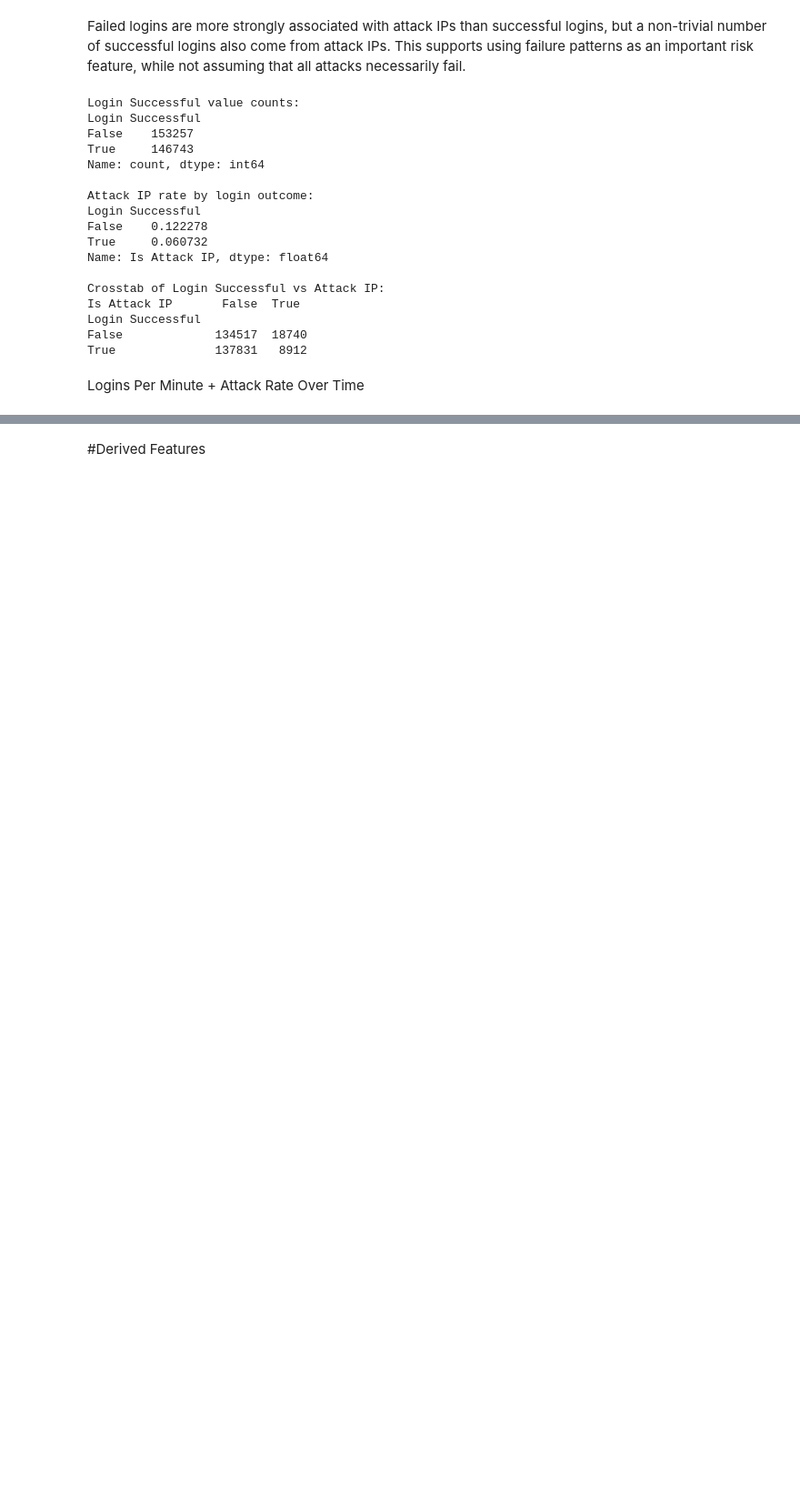
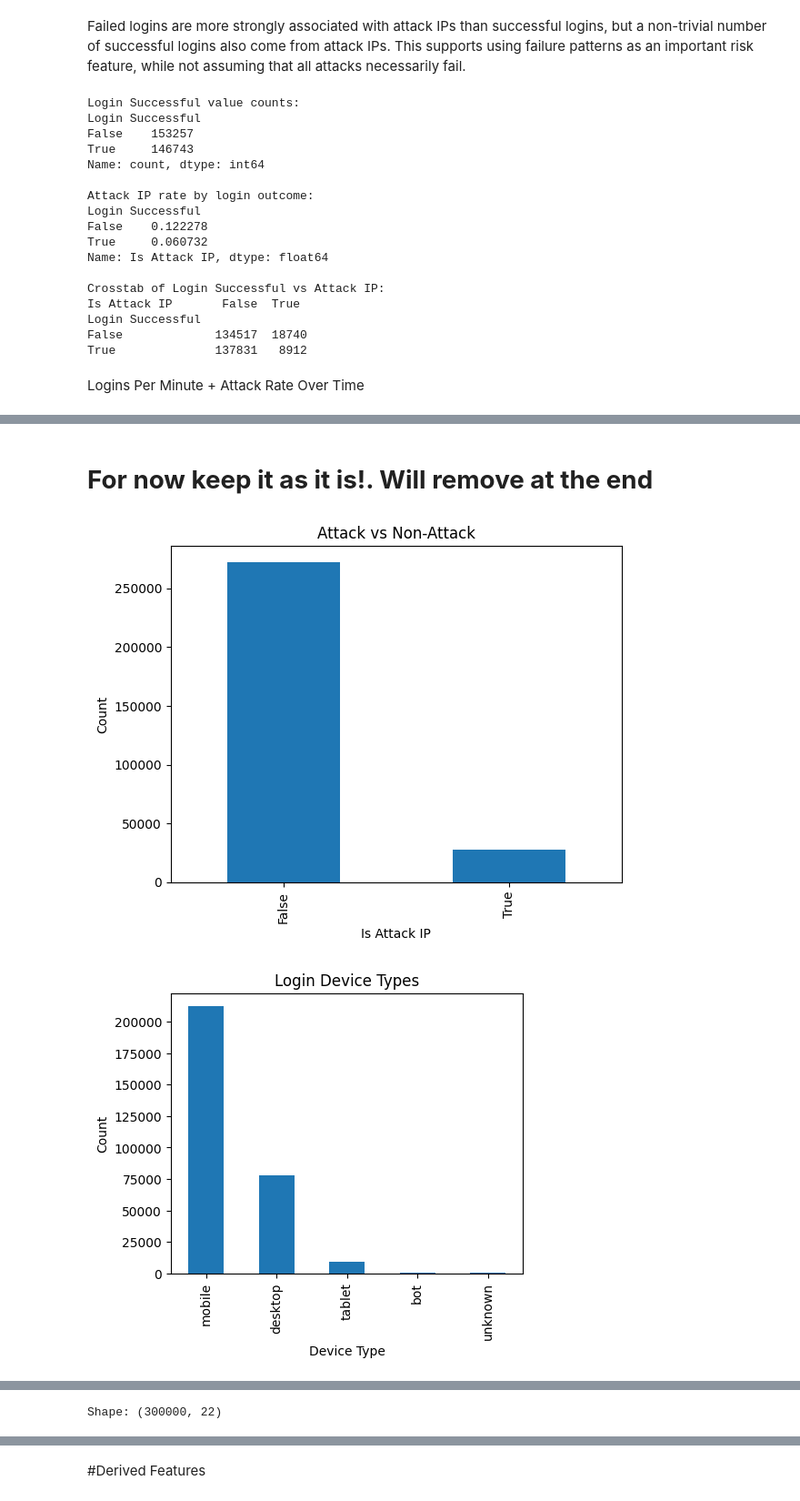
Before and after one commit to madhvesh23/Intent-Classification-ML-Project-, a Jupyter notebook: notebooks/01_eda_and_features.ipynb, the cells around one changed output, grey strips where cells are left out. Shown at 91% size. Saved outputs shown, nothing was run; the diff lists cells and outputs as text; code cells hidden in the pictures; blank space fills up the shorter version.

```diff
--- a/notebooks/01_eda_and_features.ipynb
+++ b/notebooks/01_eda_and_features.ipynb
@@ -752,45 +791,23 @@ Logins Per Minute + Attack Rate Over Time
+# %% [markdown]
+# **For now keep it as it is!. Will remove at the end**
 # %%
 df["Is Attack IP"].value_counts().plot(kind="bar")
 plt.title("Attack vs Non-Attack")
 plt.xlabel("Is Attack IP")
-plt.ylabel("Count")
-plt.show()
-
-logins_per_min = (
-    df.groupby(df["Login Timestamp"].dt.floor("T"))
-      .size()
-)
-
-logins_per_min.plot(figsize=(8,4))
-plt.title("Logins Per Minute")
-plt.xlabel("Time")
 plt.ylabel("Count")
 plt.show()
 
 df["Device Type"].value_counts().plot(kind="bar", figsize=(5,4))
 plt.title("Login Device Types")
 plt.xlabel("Device Type")
 plt.ylabel("Count")
 plt.show()
 
 df["browser"].value_counts().head(10).plot(kind="bar", figsize=(6,4))
 plt.title("Top Browsers Used")
 plt.xlabel("Browser")
 plt.ylabel("Count")
 plt.show()
-
-ip_counts = df.groupby("User ID")["IP Address"].nunique()
-
-plt.hist(ip_counts, bins=30)
-plt.title("Unique IPs per User")
-plt.xlabel("Number of IPs")
-plt.ylabel("Users")
-plt.show()
-
-device_per_user = df.groupby("User ID")["Device Type"].nunique()
-
-plt.hist(device_per_user, bins=10)
-plt.title("Device Diversity per User")
-plt.xlabel("Unique Devices per User")
-plt.ylabel("User Count")
-plt.show()
+# %% [output]
+[figure, added]
+[figure, added]
@@ -796,0 +815,4 @@ plt.show()
+# %%
+print("Shape:", df.shape)
+# %% [output]
+Shape: (300000, 22)
```
Also changed, not shown: parts of 37 cells of this notebook.
